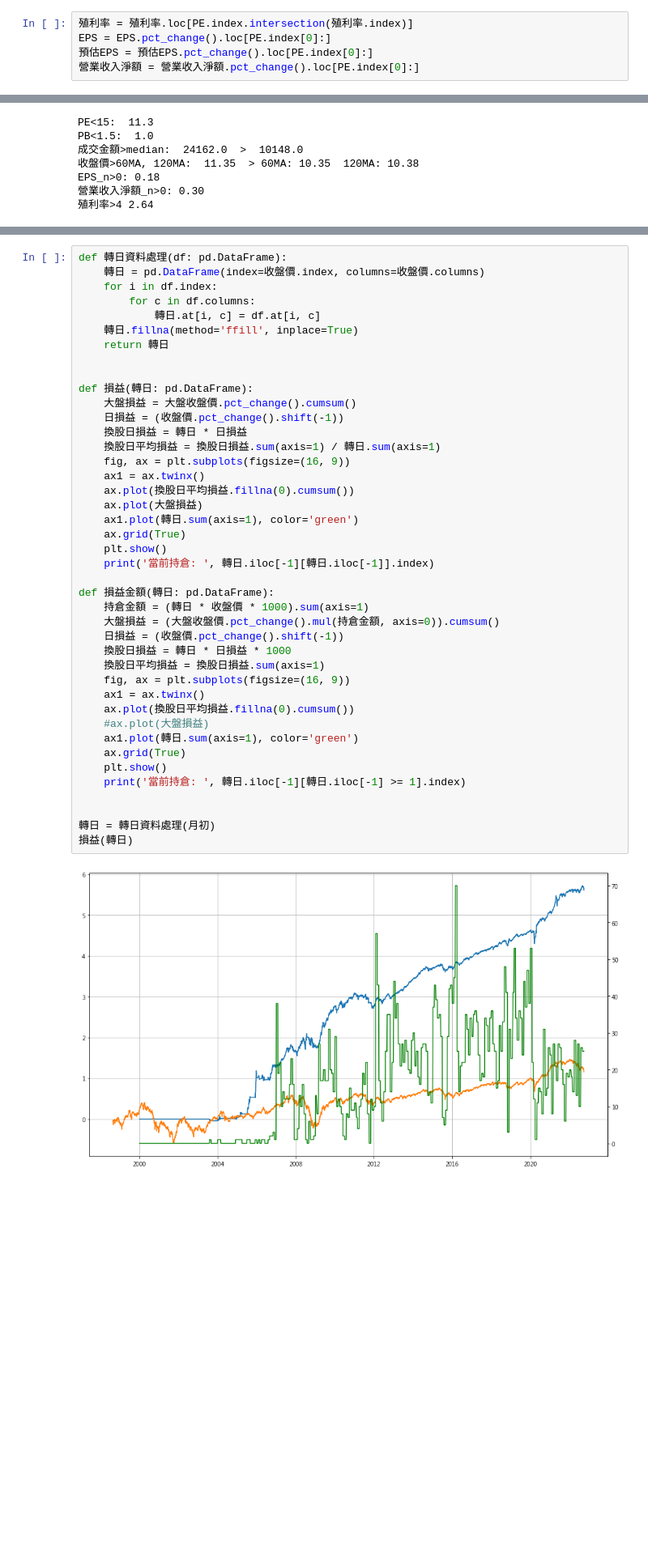
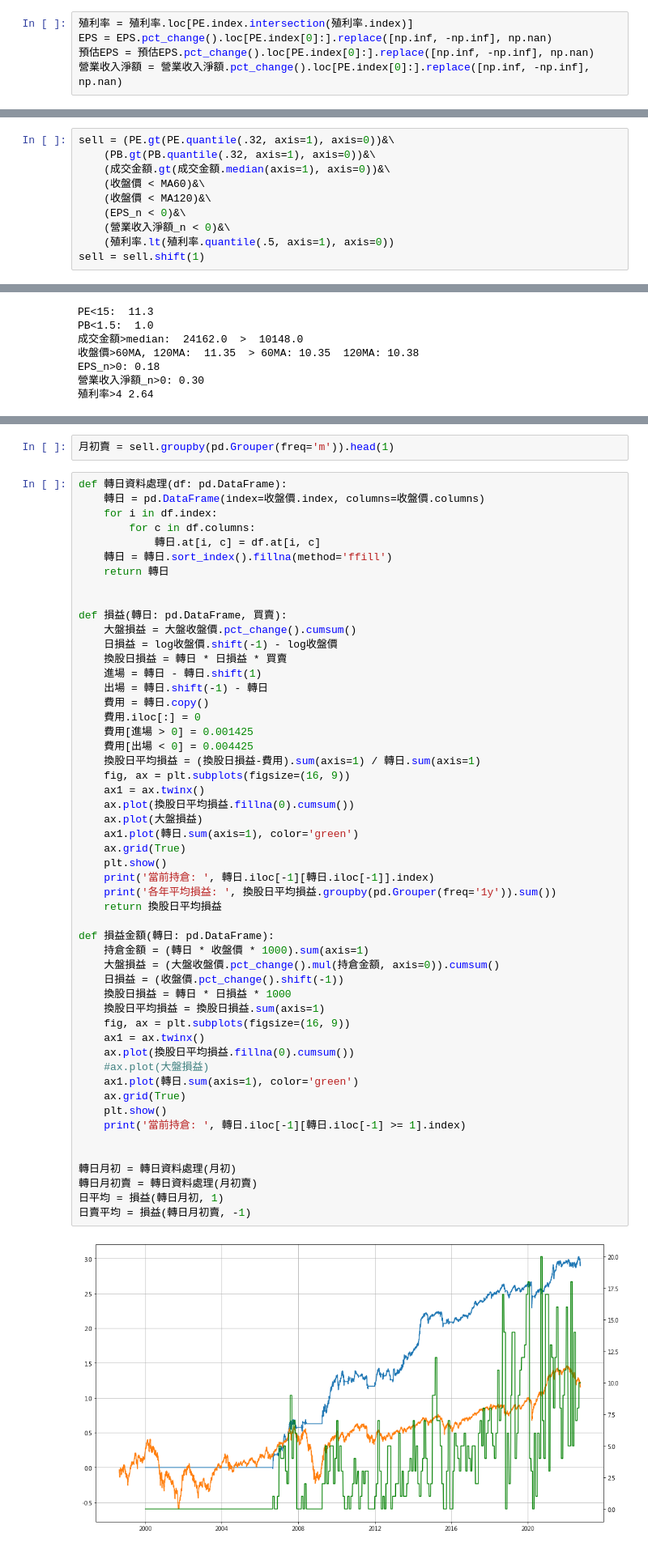
Before and after one commit to Chastely00/Chast, a Jupyter notebook: 股利回測.ipynb, the cells around one changed output, grey strips where cells are left out. Shown: that part at 81% size. Saved outputs shown, nothing was run; the diff lists cells and outputs as text; blank space fills up the shorter version.

```diff
--- a/股利回測.ipynb
+++ b/股利回測.ipynb
@@ -151,9 +156,9 @@ EPS = EPS.T
 殖利率 = 殖利率.T
 # %%
 殖利率 = 殖利率.loc[PE.index.intersection(殖利率.index)]
-EPS = EPS.pct_change().loc[PE.index[0]:]
-預估EPS = 預估EPS.pct_change().loc[PE.index[0]:]
-營業收入淨額 = 營業收入淨額.pct_change().loc[PE.index[0]:]
+EPS = EPS.pct_change().loc[PE.index[0]:].replace([np.inf, -np.inf], np.nan)
+預估EPS = 預估EPS.pct_change().loc[PE.index[0]:].replace([np.inf, -np.inf], np.nan)
+營業收入淨額 = 營業收入淨額.pct_change().loc[PE.index[0]:].replace([np.inf, -np.inf], np.nan)
 # %%
 def creat_to_daily(df: pd.DataFrame):
     n = pd.DataFrame(columns=PE.columns, index=PE.index.union(df.index))
@@ -177,3 +282,13 @@ buy = (PE < 15)&\
+# %%
+sell = (PE.gt(PE.quantile(.32, axis=1), axis=0))&\
+    (PB.gt(PB.quantile(.32, axis=1), axis=0))&\
+    (成交金額.gt(成交金額.median(axis=1), axis=0))&\
+    (收盤價 < MA60)&\
+    (收盤價 < MA120)&\
+    (EPS_n < 0)&\
+    (營業收入淨額_n < 0)&\
+    (殖利率.lt(殖利率.quantile(.5, axis=1), axis=0))
+sell = sell.shift(1)
 # %%
 # 檢視策略正確性
 日期 = '2022-09-01'
@@ -200,47 +314,59 @@ EPS_n>0: 0.18
 季初 = buy.groupby(pd.Grouper(freq='q')).head(1)
 季末 = buy.groupby(pd.Grouper(freq='q')).tail(1)
 年初 = buy.groupby(pd.Grouper(freq='1y')).head(1)
+# %%
+月初賣 = sell.groupby(pd.Grouper(freq='m')).head(1)
 # %%
 def 轉日資料處理(df: pd.DataFrame):
     轉日 = pd.DataFrame(index=收盤價.index, columns=收盤價.columns)
     for i in df.index:
         for c in df.columns:
             轉日.at[i, c] = df.at[i, c]
-    轉日.fillna(method='ffill', inplace=True)
+    轉日 = 轉日.sort_index().fillna(method='ffill')
     return 轉日
 
 
-def 損益(轉日: pd.DataFrame):
+def 損益(轉日: pd.DataFrame, 買賣):
     大盤損益 = 大盤收盤價.pct_change().cumsum()
-    日損益 = (收盤價.pct_change().shift(-1))
-    換股日損益 = 轉日 * 日損益
-    換股日平均損益 = 換股日損益.sum(axis=1) / 轉日.sum(axis=1)
+    日損益 = log收盤價.shift(-1) - log收盤價
+    換股日損益 = 轉日 * 日損益 * 買賣
+    進場 = 轉日 - 轉日.shift(1)
+    出場 = 轉日.shift(-1) - 轉日
+    費用 = 轉日.copy()
+    費用.iloc[:] = 0
+    費用[進場 > 0] = 0.001425
+    費用[出場 < 0] = 0.004425
+    換股日平均損益 = (換股日損益-費用).sum(axis=1) / 轉日.sum(axis=1)
     fig, ax = plt.subplots(figsize=(16, 9))
     ax1 = ax.twinx()
     ax.plot(換股日平均損益.fillna(0).cumsum())
     ax.plot(大盤損益)
     ax1.plot(轉日.sum(axis=1), color='green')
     ax.grid(True)
     plt.show()
     print('當前持倉: ', 轉日.iloc[-1][轉日.iloc[-1]].index)
+    print('各年平均損益: ', 換股日平均損益.groupby(pd.Grouper(freq='1y')).sum())
+    return 換股日平均損益
 
 def 損益金額(轉日: pd.DataFrame):
     持倉金額 = (轉日 * 收盤價 * 1000).sum(axis=1)
     大盤損益 = (大盤收盤價.pct_change().mul(持倉金額, axis=0)).cumsum()
     日損益 = (收盤價.pct_change().shift(-1))
     換股日損益 = 轉日 * 日損益 * 1000
     換股日平均損益 = 換股日損益.sum(axis=1)
     fig, ax = plt.subplots(figsize=(16, 9))
     ax1 = ax.twinx()
     ax.plot(換股日平均損益.fillna(0).cumsum())
     #ax.plot(大盤損益)
     ax1.plot(轉日.sum(axis=1), color='green')
     ax.grid(True)
     plt.show()
     print('當前持倉: ', 轉日.iloc[-1][轉日.iloc[-1] >= 1].index)
 
 
-轉日 = 轉日資料處理(月初)
-損益(轉日)
+轉日月初 = 轉日資料處理(月初)
+轉日月初賣 = 轉日資料處理(月初賣)
+日平均 = 損益(轉日月初, 1)
+日賣平均 = 損益(轉日月初賣, -1)
 # %% [output]
-[figure, old version]
+[figure, new version]
```
Also changed, not shown: parts of 20 cells of this notebook, 3 other files.
